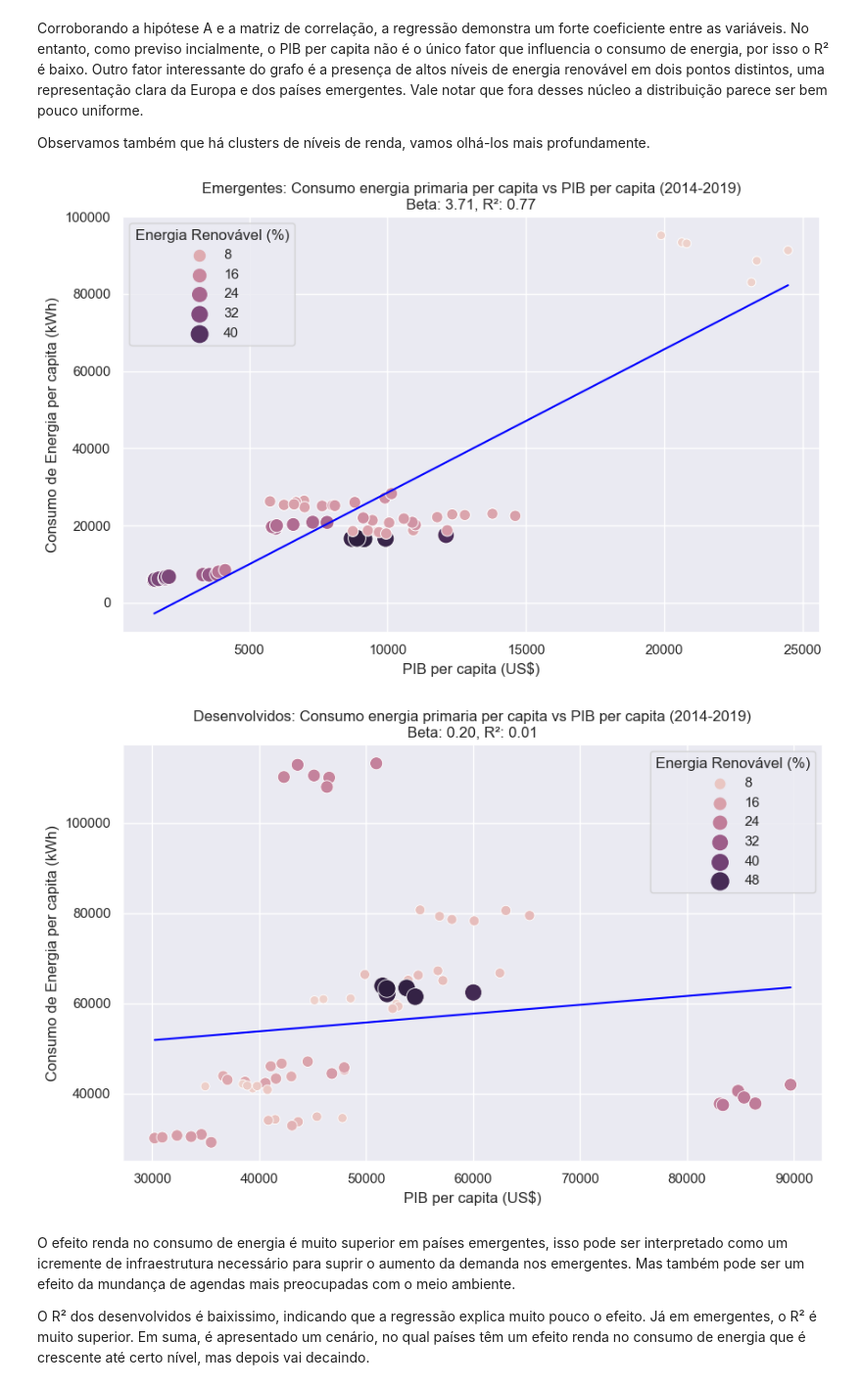
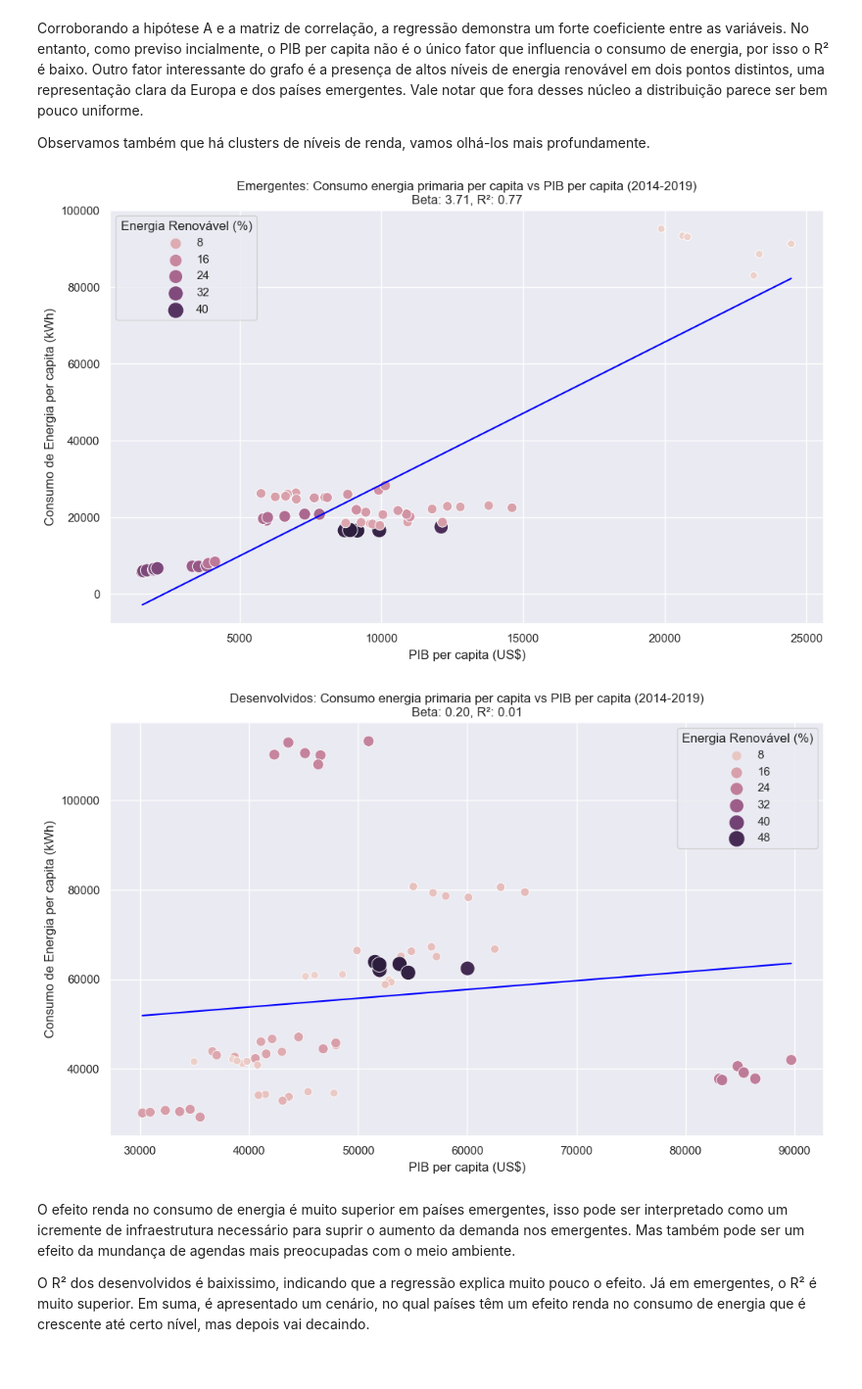
Before and after one commit to Felipefalex/Projeto-Sustainable-Energy, a Jupyter notebook: sustainable_energy.ipynb, the cells around one changed output. Shown at 98% size. Cells and saved outputs as stored; diff of their text form; code cells hidden in the pictures.

```diff
--- a/sustainable_energy.ipynb
+++ b/sustainable_energy.ipynb
@@ -428,33 +470,33 @@ Observamos também que há clusters de níveis de renda, vamos olhá-los mais pr
 # %%
 # Função para plotar a regressão, onde data será o dataframe e grupo, o grupo requerido
 def plot_regression(data, grupo):
     X = data[[x_var]]
     y = data[y_var]
     model = LinearRegression()
     model.fit(X, y)
     y_pred = model.predict(X)
     beta = model.coef_[0]
     r2 = r2_score(y, y_pred)
 
-    plt.figure(figsize=(10, 6))
+    plt.figure(figsize=(12, 7))
     sns.scatterplot(data=data, x=X[x_var], y=y, hue='Renováveis %', size='Renováveis %', sizes=(50, 200))
     sns.lineplot(x=X[x_var], y=y_pred, color='blue')
     plt.title(f'{grupo}: {y_var} vs {x_var} (2014-2019)\nBeta: {beta:.2f}, R²: {r2:.2f}')
     plt.xlabel('PIB per capita (US$)')
     plt.ylabel('Consumo de Energia per capita (kWh)')
     plt.legend(title='Energia Renovável (%)')
     plt.show()
 
 # Plotando regressão para países emergentes
 data_emergentes = data_filtrada[data_filtrada['Status'] == 'Emergente']
 plot_regression(data_emergentes, 'Emergentes')
 
 # Plotando regressão para países desenvolvidos
 data_desenvolvidos = data_filtrada[data_filtrada['Status'] == 'Desenvolvido']
 plot_regression(data_desenvolvidos, 'Desenvolvidos')
 # %% [output]
-[figure, old version]
+[figure, new version]
-[figure, old version]
+[figure, new version]
 # %% [markdown]
 O efeito renda no consumo de energia é muito superior em países emergentes, isso pode ser interpretado como um icremente de infraestrutura necessário para suprir o aumento da demanda nos emergentes. Mas também pode ser um efeito da mundança de agendas mais preocupadas com o meio ambiente.
 
```
Also changed, not shown: parts of 28 cells of this notebook.
